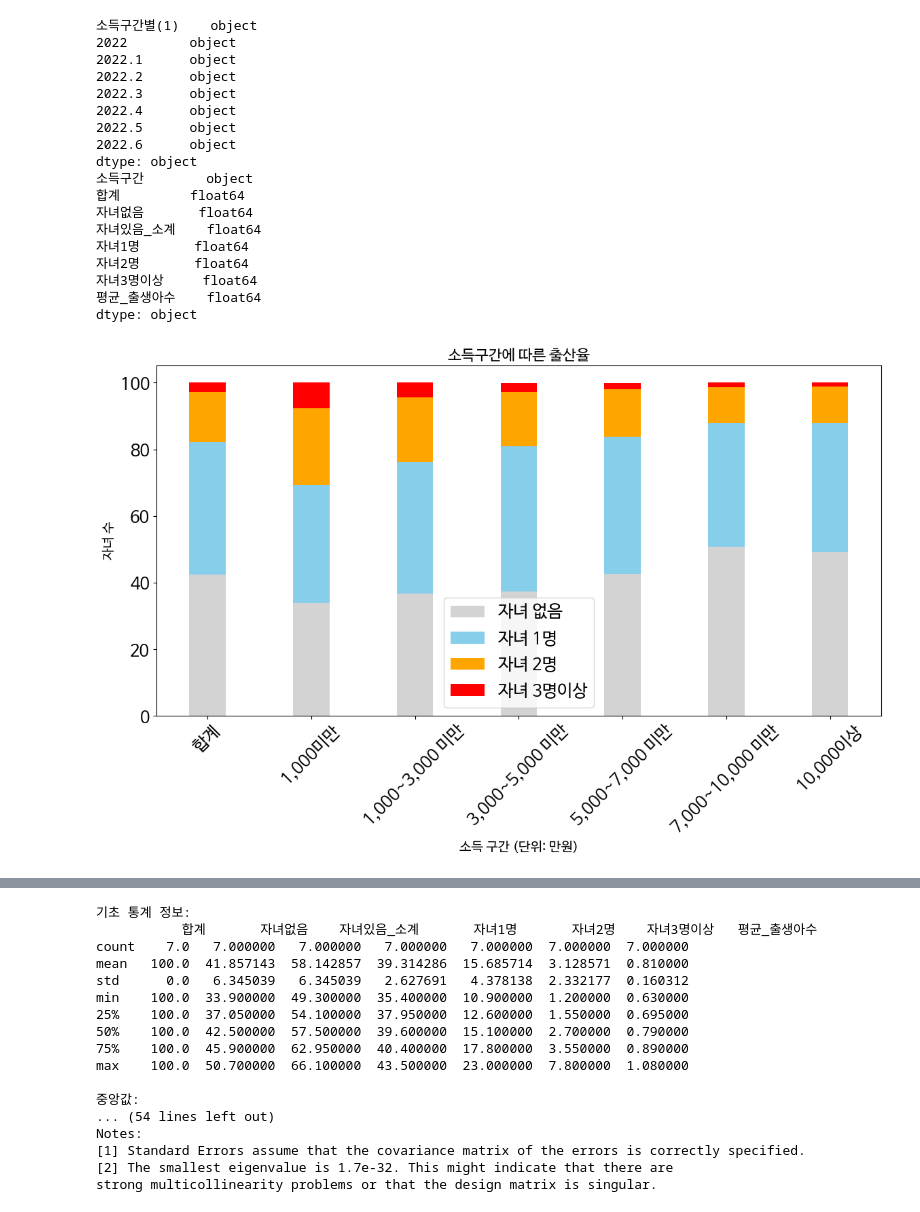
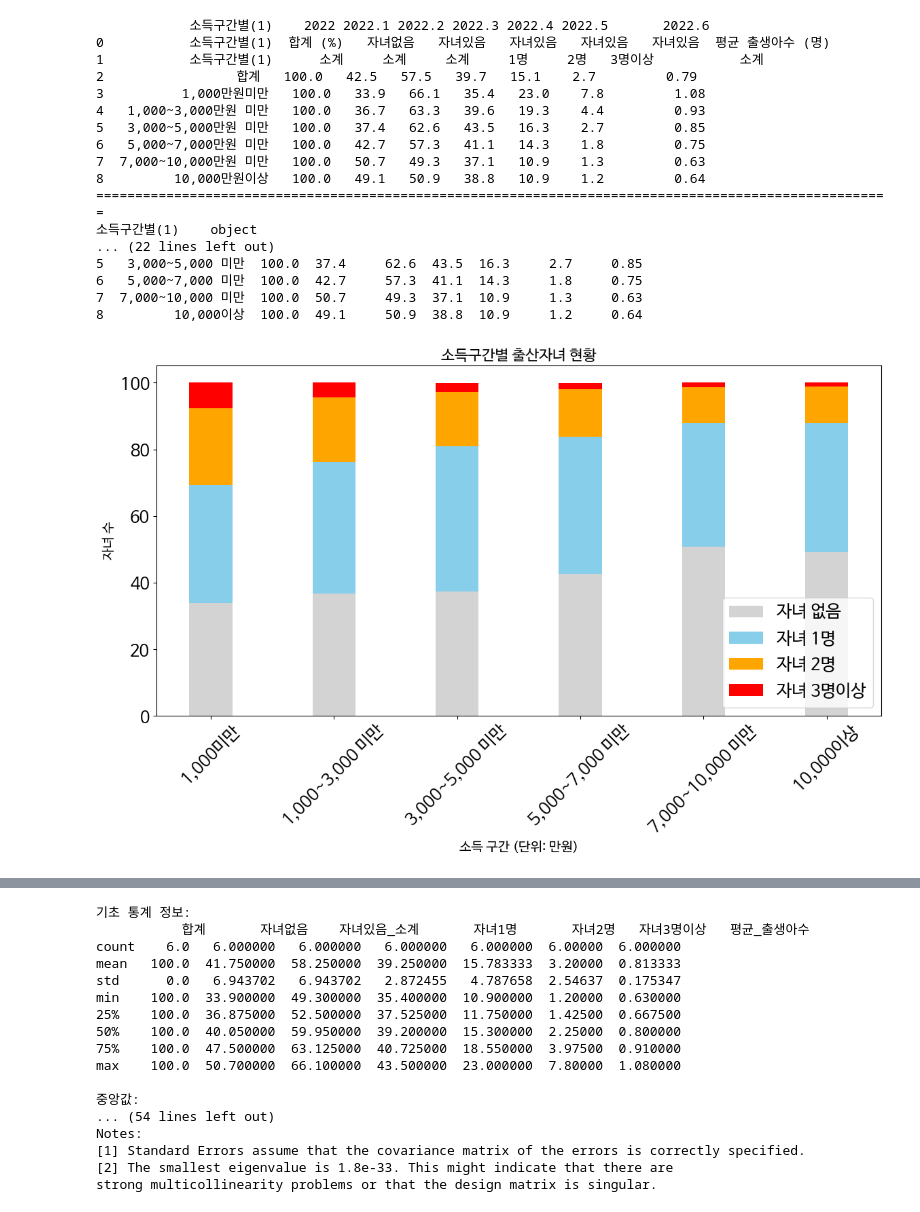
Before and after one commit to olloz8/BigData2024, a Jupyter notebook: Income_Group_Birth_Rate.ipynb, the cells around one changed output, grey strips where cells are left out. Saved outputs shown, nothing was run; the diff lists cells and outputs as text; code cells hidden in the pictures.

```diff
--- a/Income_Group_Birth_Rate.ipynb
+++ b/Income_Group_Birth_Rate.ipynb
@@ -39,6 +39,8 @@ plt.rcParams.update({'font.size': 18, 'font.family': 'NanumGothic'})
 
 # CSV 파일 읽기
 df = pd.read_csv('birthrate.csv', encoding='utf-8')
+print(df)
+print("======================================================================================================")
 
 # 데이터 타입 확인
 print(df.dtypes)
@@ -63,6 +65,13 @@ df = df.dropna(subset=numeric_columns)  # 결측값이 있는 행 제거
 
 # 데이터 타입 확인
 print(df.dtypes)
+print("===============================================================================================================")
+
+# 정제 완료
+print(df)
+
+# 합계 행 제거
+df = df[df['소득구간'] != '합계']
 
 # 데이터 준비
 x_labels = df['소득구간']
@@ -84,7 +93,7 @@ plt.bar(x, children_2, width=bar_width, bottom=children_none + children_1, label
 plt.bar(x, children_3_plus, width=bar_width, bottom=children_none + children_1 + children_2, label='자녀 3명이상', color='red')
 
 # 그래프 제목 및 레이블 설정
-plt.title('소득구간에 따른 출산율', fontsize=16)
+plt.title('소득구간별 출산자녀 현황', fontsize=16)
 plt.xlabel('소득 구간 (단위: 만원)', fontsize=14)
 plt.ylabel('자녀 수', fontsize=14)
 plt.xticks(x, x_labels, rotation=45)
@@ -97,7 +106,7 @@ plt.show()
 # 평균 출생아 수 그래프 설정
 plt.figure(figsize=(12, 6))
 plt.bar(x_labels, average_births, color='salmon', alpha=0.7)
-plt.title('소득구간에 따른 평균 출생아 수', fontsize=16)
+plt.title('소득구간별 출산자녀 현황', fontsize=16)
 plt.xlabel('소득 구간 (단위: 만원)', fontsize=14)
 plt.ylabel('평균 출생아 수', fontsize=14)
 plt.xticks(rotation=45)
@@ -110,7 +119,7 @@ plt.plot(x_labels, children_none, label='자녀 없음', marker='o', color='ligh
 plt.plot(x_labels, children_1, label='자녀 1명', marker='o', color='skyblue')
 plt.plot(x_labels, children_2, label='자녀 2명', marker='o', color='orange')
 plt.plot(x_labels, children_3_plus, label='자녀 3명이상', marker='o', color='red')
-plt.title('소득구간에 따른 출산율', fontsize=16)
+plt.title('소득구간별 출산자녀 현황', fontsize=16)
 plt.xlabel('소득 구간 (단위: 만원)', fontsize=14)
 plt.ylabel('자녀 수', fontsize=14)
 plt.xticks(rotation=45)
@@ -124,51 +133,50 @@ plt.scatter(x_labels, children_none, label='자녀 없음', color='lightgray')
 plt.scatter(x_labels, children_1, label='자녀 1명', color='skyblue')
 plt.scatter(x_labels, children_2, label='자녀 2명', color='orange')
 plt.scatter(x_labels, children_3_plus, label='자녀 3명이상', color='red')
-plt.title('소득구간에 따른 출산율', fontsize=16)
+plt.title('소득구간별 출산자녀 현황', fontsize=16)
 plt.xlabel('소득 구간 (단위: 만원)', fontsize=14)
 plt.ylabel('자녀 수', fontsize=14)
 plt.xticks(rotation=45)
 plt.legend()
 plt.tight_layout()
 plt.show()
 
 # 기초 통계 분석
 statistics = df[numeric_columns].describe()
 median = df[numeric_columns].median()
 variance = df[numeric_columns].var()
 print("기초 통계 정보:\n", statistics)
 print("\n중앙값:\n", median)
 print("\n분산:\n", variance)
 
 # 상관분석 (합계를 제외한 열로)
 correlation = df[numeric_columns].drop(columns=['합계']).corr()
 print("\n상관관계:\n", correlation)
 
 # 회귀 분석 (합계를 제외한 열로)
 X = df[numeric_columns].drop(columns=['평균_출생아수', '합계'])  # '합계' 열 제외
 y = df['평균_출생아수']
 X = sm.add_constant(X)
 model = sm.OLS(y, X).fit()
 
 # 회귀 결과 요약
 print(model.summary())
 # %% [output]
+            소득구간별(1)    2022 2022.1 2022.2 2022.3 2022.4 2022.5       2022.6
+0           소득구간별(1)  합계 (%)   자녀없음   자녀있음   자녀있음   자녀있음   자녀있음  평균 출생아수 (명)
+1           소득구간별(1)      소계     소계     소계     1명     2명   3명이상           소계
+2                 합계   100.0   42.5   57.5   39.7   15.1    2.7         0.79
+3          1,000만원미만   100.0   33.9   66.1   35.4   23.0    7.8         1.08
+4   1,000~3,000만원 미만   100.0   36.7   63.3   39.6   19.3    4.4         0.93
+5   3,000~5,000만원 미만   100.0   37.4   62.6   43.5   16.3    2.7         0.85
+6   5,000~7,000만원 미만   100.0   42.7   57.3   41.1   14.3    1.8         0.75
+7  7,000~10,000만원 미만   100.0   50.7   49.3   37.1   10.9    1.3         0.63
+8         10,000만원이상   100.0   49.1   50.9   38.8   10.9    1.2         0.64
+======================================================================================================
 소득구간별(1)    object
-2022        object
-2022.1      object
-2022.2      object
-2022.3      object
-2022.4      object
-2022.5      object
-2022.6      object
-dtype: object
-소득구간        object
-합계         float64
-자녀없음       float64
-자녀있음_소계    float64
-자녀1명       float64
-자녀2명       float64
-자녀3명이상     float64
-평균_출생아수    float64
-dtype: object
+... (22 lines left out)
+5   3,000~5,000 미만  100.0  37.4     62.6  43.5  16.3     2.7     0.85
+6   5,000~7,000 미만  100.0  42.7     57.3  41.1  14.3     1.8     0.75
+7  7,000~10,000 미만  100.0  50.7     49.3  37.1  10.9     1.3     0.63
+8         10,000이상  100.0  49.1     50.9  38.8  10.9     1.2     0.64
-[figure, old version]
+[figure, new version]
@@ -178,17 +186,17 @@ dtype: object
 기초 통계 정보:
-           합계       자녀없음    자녀있음_소계       자녀1명       자녀2명    자녀3명이상   평균_출생아수
-count    7.0   7.000000   7.000000   7.000000   7.000000  7.000000  7.000000
-mean   100.0  41.857143  58.142857  39.314286  15.685714  3.128571  0.810000
-std      0.0   6.345039   6.345039   2.627691   4.378138  2.332177  0.160312
-min    100.0  33.900000  49.300000  35.400000  10.900000  1.200000  0.630000
-25%    100.0  37.050000  54.100000  37.950000  12.600000  1.550000  0.695000
-50%    100.0  42.500000  57.500000  39.600000  15.100000  2.700000  0.790000
-75%    100.0  45.900000  62.950000  40.400000  17.800000  3.550000  0.890000
-max    100.0  50.700000  66.100000  43.500000  23.000000  7.800000  1.080000
+           합계       자녀없음    자녀있음_소계       자녀1명       자녀2명   자녀3명이상   평균_출생아수
+count    6.0   6.000000   6.000000   6.000000   6.000000  6.00000  6.000000
+mean   100.0  41.750000  58.250000  39.250000  15.783333  3.20000  0.813333
+std      0.0   6.943702   6.943702   2.872455   4.787658  2.54637  0.175347
+min    100.0  33.900000  49.300000  35.400000  10.900000  1.20000  0.630000
+25%    100.0  36.875000  52.500000  37.525000  11.750000  1.42500  0.667500
+50%    100.0  40.050000  59.950000  39.200000  15.300000  2.25000  0.800000
+75%    100.0  47.500000  63.125000  40.725000  18.550000  3.97500  0.910000
+max    100.0  50.700000  66.100000  43.500000  23.000000  7.80000  1.080000
 
 중앙값:
 ... (54 lines left out)
 Notes:
 [1] Standard Errors assume that the covariance matrix of the errors is correctly specified.
-[2] The smallest eigenvalue is 1.7e-32. This might indicate that there are
+[2] The smallest eigenvalue is 1.8e-33. This might indicate that there are
 strong multicollinearity problems or that the design matrix is singular.
```
Also changed, not shown: parts of 1 cell of this notebook.
